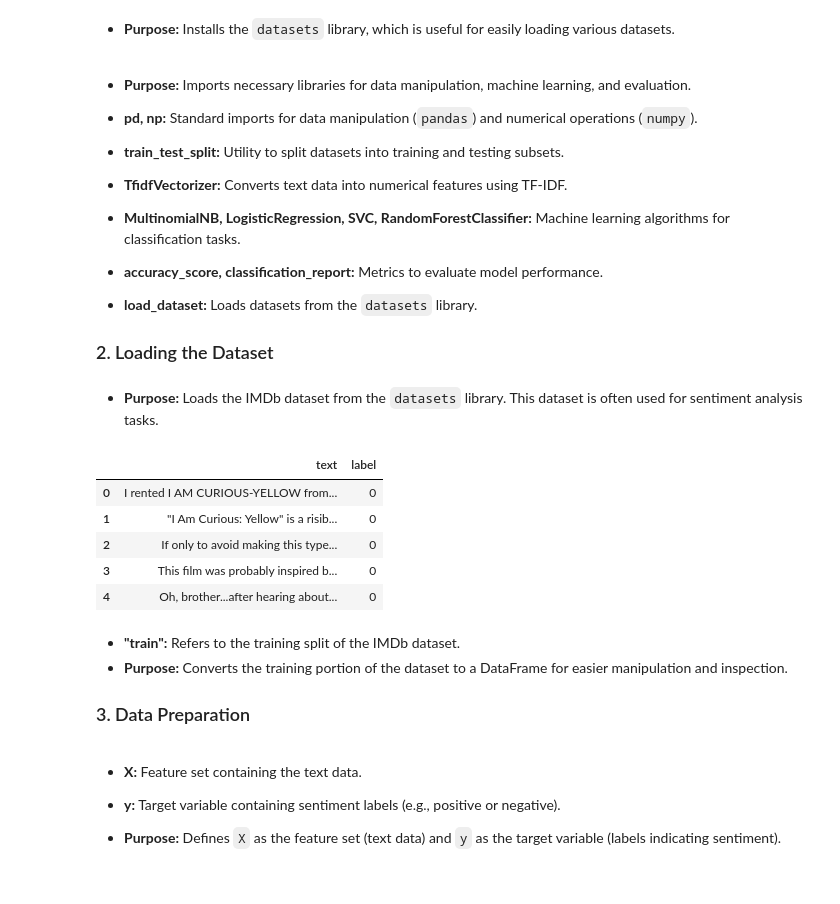
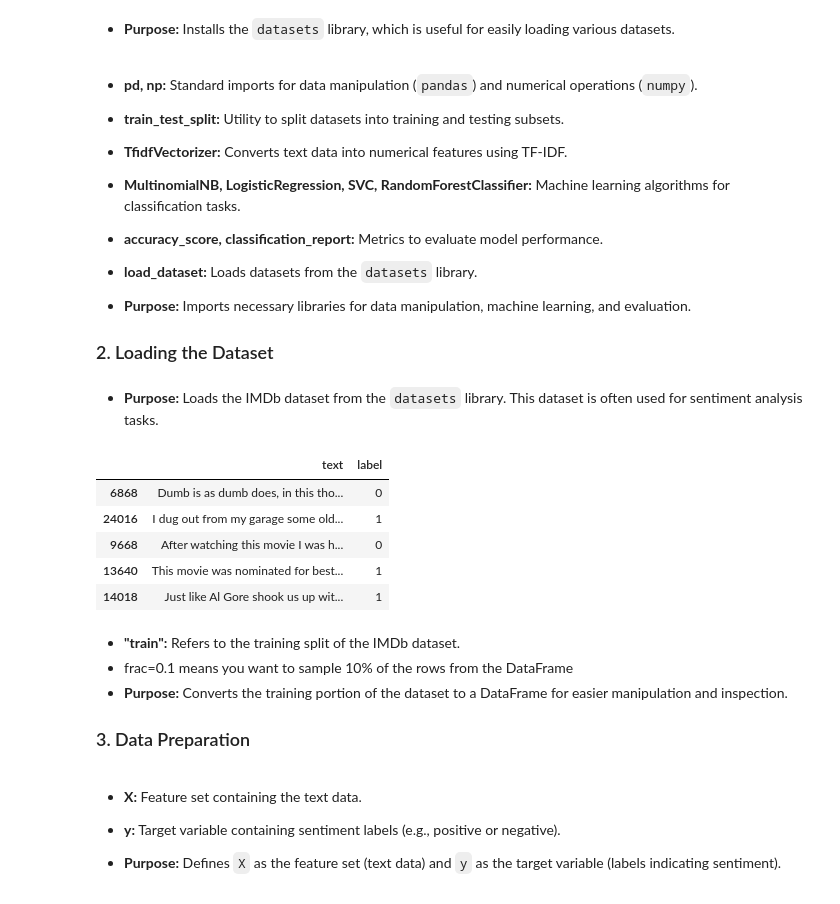
Before and after one commit to Shovakhar-Bhandari/AI_practice, a Jupyter notebook: august_16_NLP_Classification_Machine_learning.ipynb, the cells around one changed output. Saved outputs shown, nothing was run; the diff lists cells and outputs as text; code cells hidden in the pictures.

```diff
--- a/august_16_NLP_Classification_Machine_learning.ipynb
+++ b/august_16_NLP_Classification_Machine_learning.ipynb
@@ -35,7 +35,7 @@ from sklearn.ensemble import RandomForestClassifier
 from sklearn.metrics import accuracy_score, classification_report
 from datasets import load_dataset
 # %% [markdown]
-- **Purpose:** Imports necessary libraries for data manipulation, machine learning, and evaluation.
+
 
 - **pd, np:** Standard imports for data manipulation (`pandas`) and numerical operations (`numpy`).
 - **train_test_split:** Utility to split datasets into training and testing subsets.
@@ -44,6 +44,7 @@ from datasets import load_dataset
 - **accuracy_score, classification_report:** Metrics to evaluate model performance.
 - **load_dataset:** Loads datasets from the `datasets` library.
 
+- **Purpose:** Imports necessary libraries for data manipulation, machine learning, and evaluation.
 
 ### 2. Loading the Dataset
 # %%
@@ -54,17 +55,18 @@ dataset = load_dataset("imdb")
 # %%
 # Convert the dataset to a dataframe
 df = pd.DataFrame(dataset["train"])
-# df = df.sample(frac=0.1, random_state=42) # Use a subset for faster preprocessing
+df = df.sample(frac=0.1, random_state=42) # Use a subset for faster preprocessing
 df.head()
 # %% [output]
 |  | text | label |
-| 0 | I rented I AM CURIOUS-YELLOW from... | 0 |
-| 1 | "I Am Curious: Yellow" is a risib... | 0 |
-| 2 | If only to avoid making this type... | 0 |
-| 3 | This film was probably inspired b... | 0 |
-| 4 | Oh, brother...after hearing about... | 0 |
+| 6868 | Dumb is as dumb does, in this tho... | 0 |
+| 24016 | I dug out from my garage some old... | 1 |
+| 9668 | After watching this movie I was h... | 0 |
+| 13640 | This movie was nominated for best... | 1 |
+| 14018 | Just like Al Gore shook us up wit... | 1 |
 # %% [markdown]
 - **"train":** Refers to the training split of the IMDb dataset.
+- frac=0.1 means you want to sample 10% of the rows from the DataFrame
 - **Purpose:** Converts the training portion of the dataset to a DataFrame for easier manipulation and inspection.
 
 ### 3. Data Preparation
```
Also changed, not shown: parts of 10 cells of this notebook, 1 other file.
